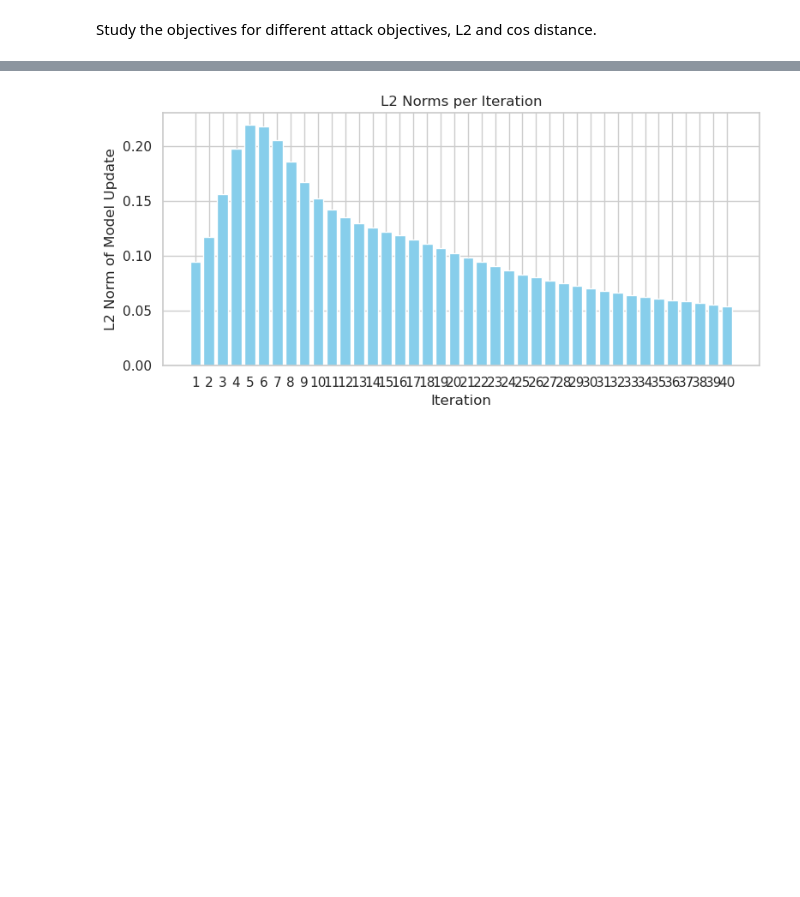
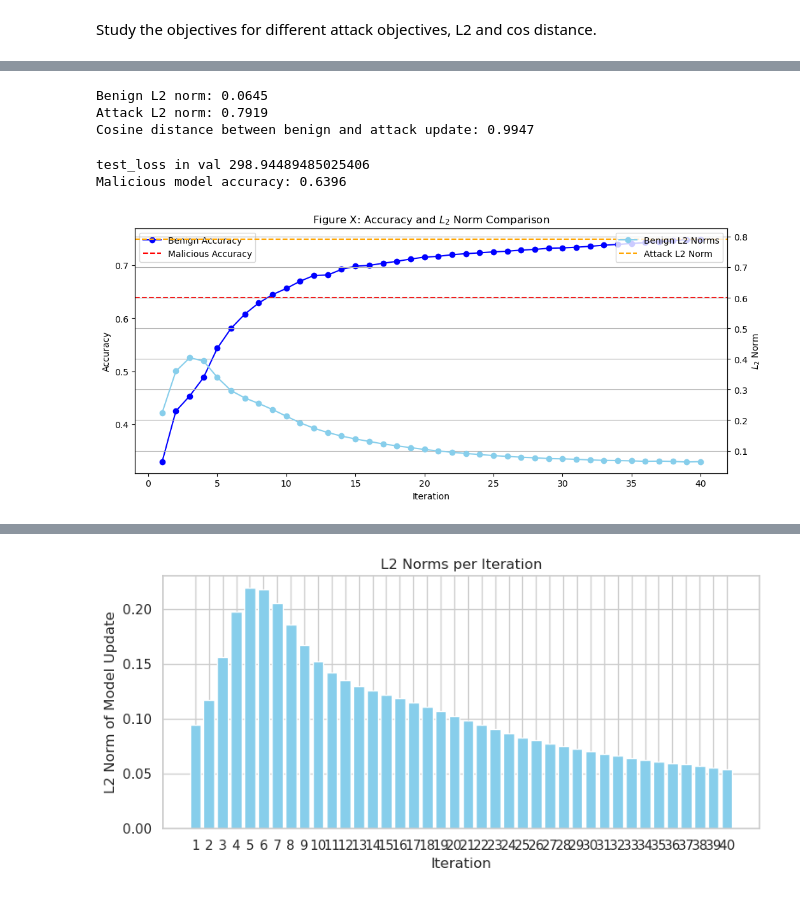
Before and after one commit to yangland/FedON, a Jupyter notebook: jupyter_notebooks/objective_cos_analysis_CNN_CIFAR10.ipynb, the cells around one changed output, grey strips where cells are left out. Drawn from its saved outputs; the diff is of its cells as text; code cells hidden in the pictures; blank space fills up the shorter version.

```diff
--- a/jupyter_notebooks/objective_cos_analysis_CNN_CIFAR10.ipynb
+++ b/jupyter_notebooks/objective_cos_analysis_CNN_CIFAR10.ipynb
@@ -40,7 +40,7 @@ device = "cuda"
 
 # adjustable parameters
 # alpha_d = 100 # IID
-iters = 40
+iters = 15
 learning_rate = 0.001
 
 global attack
@@ -191,0 +307,60 @@ for i in range(len(flattened_updates)):
+# %%
+# Compute L2 norms
+benign_l2 = benign_update_flat.norm().item()
+attack_l2 = attack_update_flat.norm().item()
+
+print(f"Benign L2 norm: {benign_l2:.4f}")
+print(f"Attack L2 norm: {attack_l2:.4f}")
+
+# Cosine distance
+cos_dist = 1 - F.cosine_similarity(benign_update_unit, attack_update_unit, dim=0).item()
+print(f"Cosine distance between benign and attack update: {cos_dist:.4f}")
+# %% [output]
+Benign L2 norm: 0.0645
+Attack L2 norm: 0.7919
+Cosine distance between benign and attack update: 0.9947
+# %%
+# Apply malicious update to a fresh model
+poisoned_model = deepcopy(model0).to(device)
+poisoned_state = deepcopy(model0.state_dict())
+
+for name in poisoned_state:
+    poisoned_state[name] += attack_grads[name]
+
+poisoned_model.load_state_dict(poisoned_state)
+
+# Evaluate poisoned model
+test_loss_mal, acc_mal, _, _ = fl_validation(
+    poisoned_model,
+    c_criterion0,
+    test_data,
+    server_batch_size=32,
+    class_num=10,
+    attack_method='none',
+    mali_labels=[0,7],
+    device=device
+)
+print(f"Malicious model accuracy: {acc_mal:.4f}")
+# %% [output]
+test_loss in val 298.94489485025406
+Malicious model accuracy: 0.6396
+# %%
+fig, ax1 = plt.subplots(figsize=(12, 5))
+
+ax1.plot(range(1, iters+1), accuracy_list, 'bo-', label='Benign Accuracy')
+ax1.axhline(acc_mal, color='red', linestyle='--', label='Malicious Accuracy')
+ax1.set_xlabel('Iteration')
+ax1.set_ylabel('Accuracy')
+ax1.legend(loc='upper left')
+
+ax2 = ax1.twinx()
+ax2.plot(range(1, iters+1), l2_norms, 'o-', color='skyblue', label='Benign L2 Norms')
+ax2.axhline(attack_l2, color='orange', linestyle='--', label='Attack L2 Norm')
+ax2.set_ylabel('$L_2$ Norm')
+ax2.legend(loc='upper right')
+
+plt.title('Figure X: Accuracy and $L_2$ Norm Comparison')
+plt.grid(True)
+plt.show()
+# %% [output]
+[figure, added]
```
Also changed, not shown: parts of 7 cells of this notebook, 20 other files.
